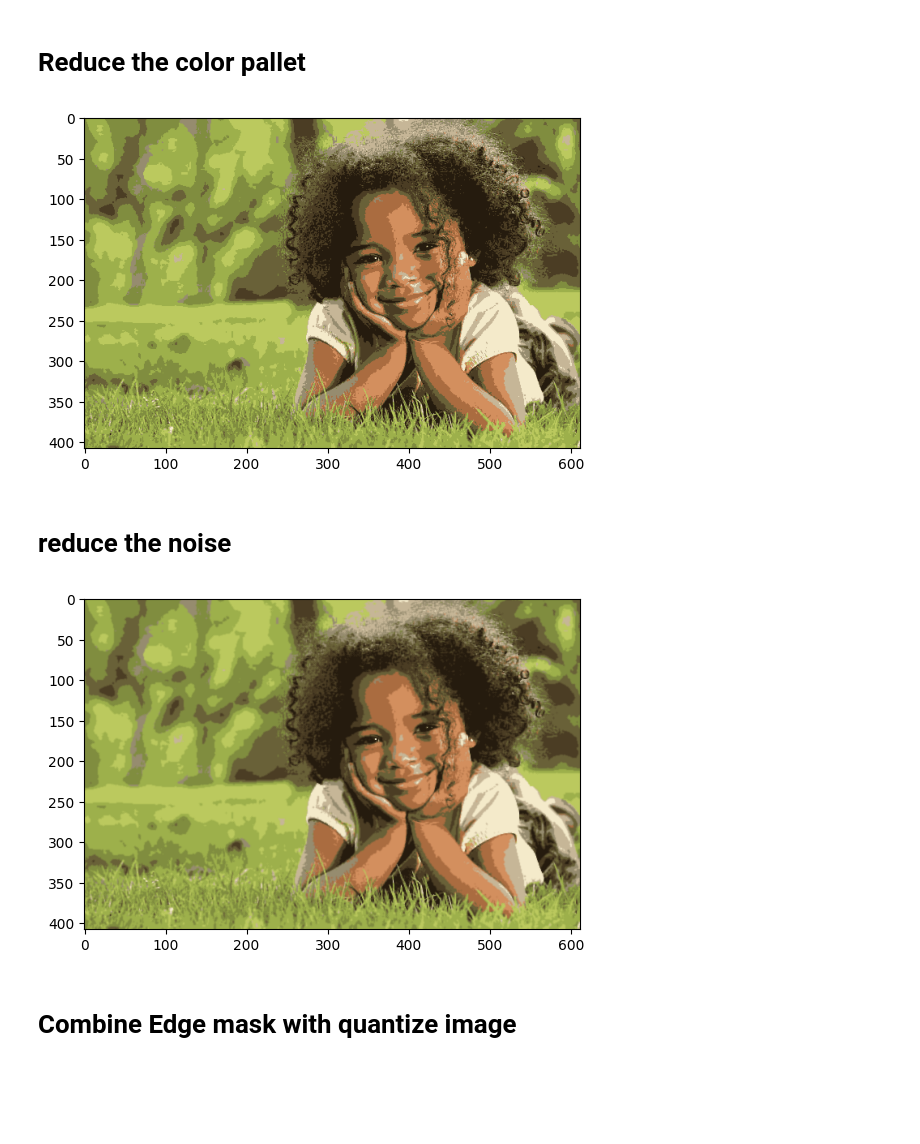
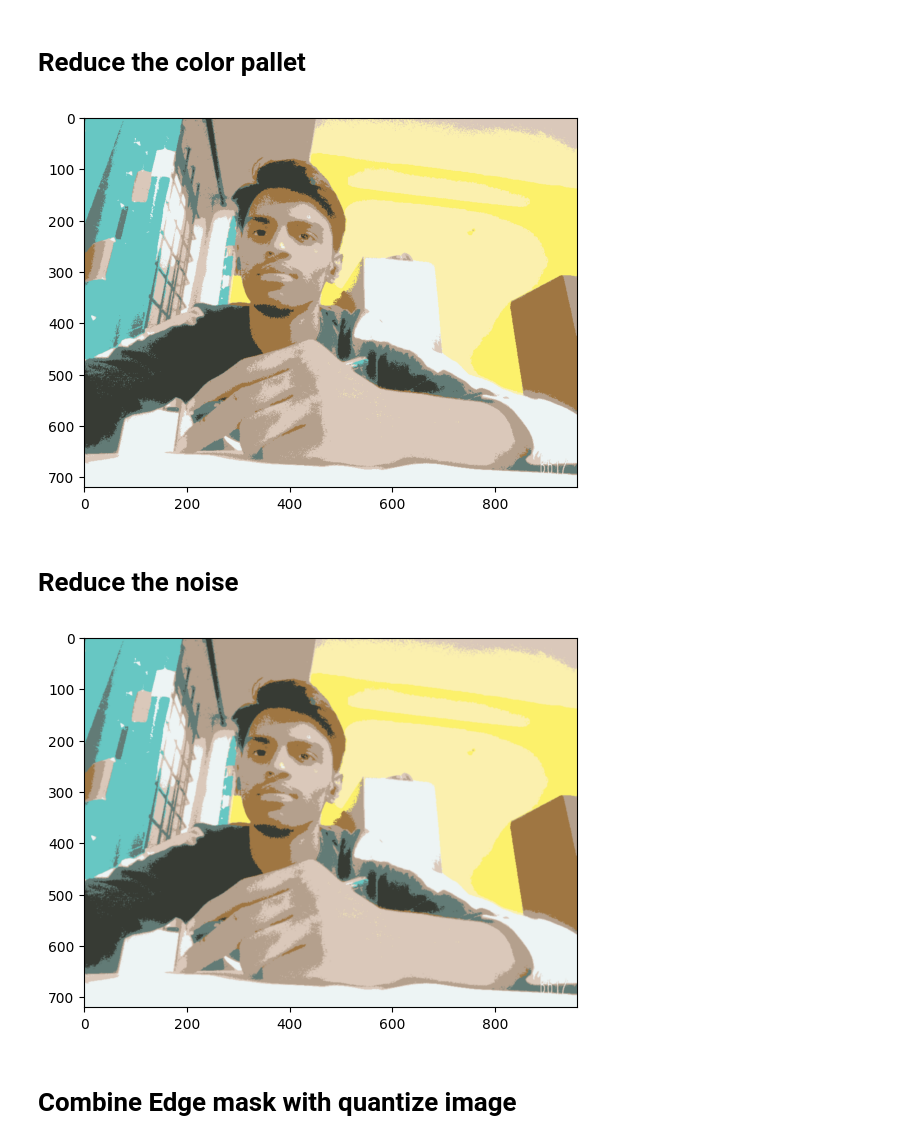
Before and after one commit to Adarsh-Raj04/Mooncraft_Avatar_Project, a Jupyter notebook: project.ipynb, the cells around one changed output. Saved outputs shown, nothing was run; the diff lists cells and outputs as text; code cells hidden in the pictures; blank space fills up the shorter version.

```diff
--- a/project.ipynb
+++ b/project.ipynb
@@ -12,7 +14,7 @@ def read_file(filename):
     plt.show()
     return img
 # %%
-filename = "./input.jpg"
+filename = "./B612_20210304_232646_975.jpg" # filepath
 img = read_file(filename)
 
 org_img = np.copy(img)
@@ -62,21 +64,21 @@ def color_quantization(img,k):
 
     return result
 # %%
-img_qu = color_quantization(img,11)
+img_qu = color_quantization(img,9)
 
 plt.imshow(img_qu)
 plt.show()
 # %% [output]
-[figure, old version]
+[figure, new version]
 # %% [markdown]
-# reduce the noise
+# Reduce the noise
 # %%
 blurred = cv2.bilateralFilter(img_qu,d=3,sigmaColor=200,sigmaSpace=200)
 
 plt.imshow(blurred)
 plt.show()
 # %% [output]
-[figure, old version]
+[figure, new version]
 # %% [markdown]
 # Combine Edge mask with quantize image
 # %%
```
Also changed, not shown: parts of 8 cells of this notebook.
